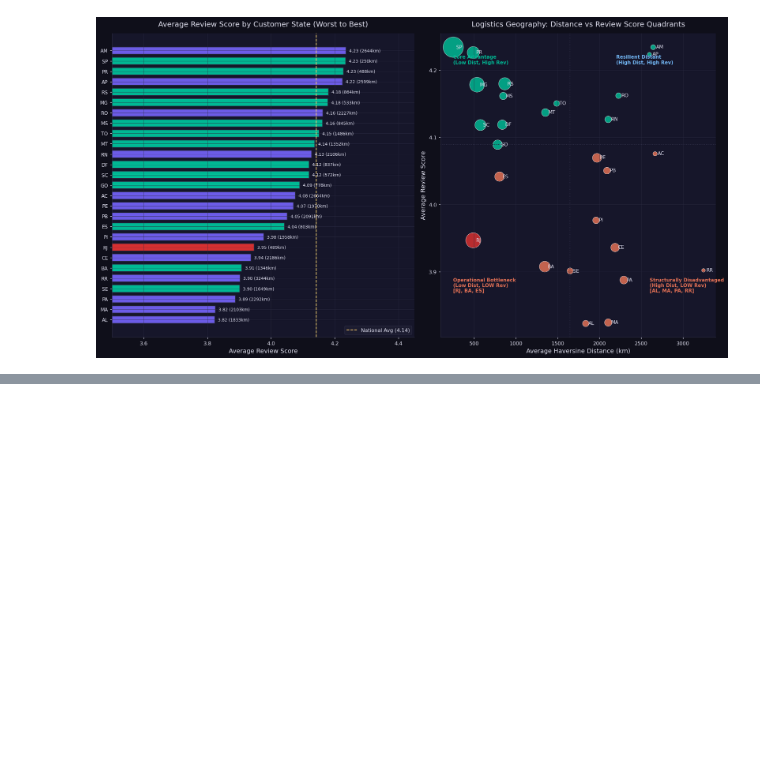
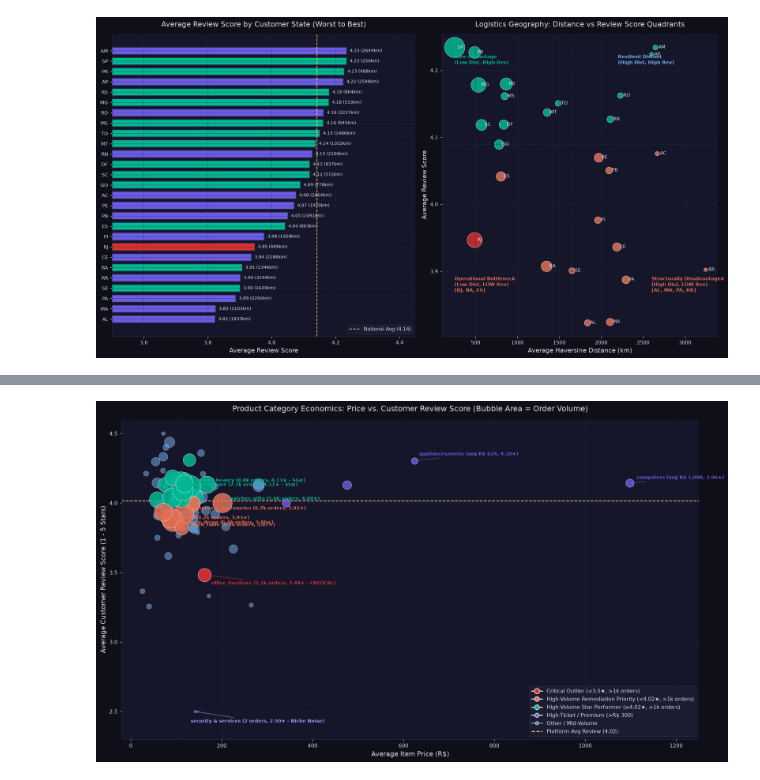
Before and after one commit to yuktac1011/Data_Analytics_Hackathon_2026, a Jupyter notebook: olist_analytics.ipynb, the cells around one changed output, grey strips where cells are left out. Cells and saved outputs as stored; diff of their text form; code cells hidden in the pictures; blank space fills up the shorter version.

```diff
--- a/olist_analytics.ipynb
+++ b/olist_analytics.ipynb
@@ -1282,6 +1282,8 @@ concentrated in specific segments. Two small-multiples grids:
 1. **Top 5 product categories** by order count (from `master_df`)
 2. **Top 5 customer states** by order count (from `delivered`)
 # %%
+BUCKET_COLORS = [PALETTE[1], PALETTE[0], PALETTE[2], PALETTE[3]]
+
 # Join delivery bucket back to master_df (item grain has category)
 delivery_lookup = delivered[['order_id', 'delivery_bucket', 'delivery_delta_days']].drop_duplicates('order_id')
 
@@ -1763,0 +1904,96 @@ plt.show()
+# %%
+fig, ax = plt.subplots(figsize=(15, 8.5))
+
+# Baseline references
+ax.axhline(platform_avg_review, color='#FDCB6E', linestyle='--', linewidth=1.3,
+           label=f'Platform Avg Review ({platform_avg_review:.2f})', zorder=1)
+median_price = cat_summary['avg_price'].median()
+ax.axvline(median_price, color=GRID_COLOR, linestyle=':', linewidth=1.2,
+           label=f'Median Price (R$ {median_price:.1f})', zorder=1)
+
+# Highlight priority categories set for fast lookup
+priority_names = set(priority_categories['product_category_name_english'])
+
+# Categorize and scatter each point
+for _, row in cat_summary.iterrows():
+    cat = row['product_category_name_english']
+    price = row['avg_price']
+    rev = row['avg_review_score']
+    vol = row['order_count']
+    size = np.sqrt(vol) * 14  # area scaling
+
+    if cat == 'office_furniture':
+        color = '#D63031'  # Bright Red - Critical Outlier
+        alpha = 0.95
+        zorder = 5
+    elif cat in priority_names:
+        color = '#E17055'  # Coral Orange - High Volume Priority Fix
+        alpha = 0.85
+        zorder = 4
+    elif rev >= platform_avg_review and vol >= VOLUME_THRESHOLD:
+        color = '#00B894'  # Teal - High Volume Star Performer
+        alpha = 0.85
+        zorder = 4
+    elif price > 300:
+        color = '#6C5CE7'  # Purple - High-ticket Niche
+        alpha = 0.80
+        zorder = 3
+    else:
+        color = '#74B9FF'  # Muted Blue - Other
+        alpha = 0.50
+        zorder = 2
+
+    ax.scatter(price, rev, s=size, color=color, alpha=alpha, edgecolors='white', linewidth=0.5, zorder=zorder)
+
+# Annotations for key categories and outliers
+key_annotations = {
+    'office_furniture': (15, -0.07, '#D63031', 'office_furniture (1.2k orders, 3.48★ - CRITICAL)'),
+    'bed_bath_table': (15, -0.04, '#E17055', 'bed_bath_table (9.4k orders, 3.87★)'),
+    'furniture_decor': (15, -0.04, '#E17055', 'furniture_decor (6.4k orders, 3.89★)'),
+    'computers_accessories': (15, 0.03, '#E17055', 'computers_accessories (6.7k orders, 3.92★)'),
+    'telephony': (10, -0.05, '#E17055', 'telephony (4.2k orders, 3.93★)'),
+    'watches_gifts': (15, 0.02, '#00B894', 'watches_gifts (5.6k orders, 4.00★)'),
+    'health_beauty': (15, 0.03, '#00B894', 'health_beauty (8.8k orders, 4.13★ - Star)'),
+    'sports_leisure': (15, 0.03, '#00B894', 'sports_leisure (7.7k orders, 4.11★ - Star)'),
+    'computers': (15, 0.03, '#6C5CE7', 'computers (avg R$ 1,098, 3.96★)'),
+    'small_appliances_home_oven_and_coffee': (10, 0.04, '#6C5CE7', 'appliances/ovens (avg R$ 624, 4.10★)'),
+    'security_and_services': (-10, -0.08, '#A29BFE', 'security & services (2 orders, 2.50★ - Niche Noise)'),
+}
+
+for cat, (dx, dy, text_color, label_text) in key_annotations.items():
+    match = cat_summary[cat_summary['product_category_name_english'] == cat]
+    if not match.empty:
+        px = match['avg_price'].values[0]
+        py = match['avg_review_score'].values[0]
+        ax.annotate(
+            label_text,
+            xy=(px, py),
+            xytext=(px + dx, py + dy),
+            fontsize=8,
+            fontweight='bold',
+            color=text_color,
+            arrowprops=dict(arrowstyle='->', color=text_color, lw=0.8, alpha=0.8),
+            zorder=6
+        )
+
+# Legend proxies
+legend_elements = [
+    plt.Line2D([0], [0], marker='o', color='w', markerfacecolor='#D63031', markersize=9, label='Critical Outlier (<3.5★, >1k orders)'),
+    plt.Line2D([0], [0], marker='o', color='w', markerfacecolor='#E17055', markersize=8, label='High-Volume Remediation Priority (<4.02★, >1k orders)'),
+    plt.Line2D([0], [0], marker='o', color='w', markerfacecolor='#00B894', markersize=8, label='High-Volume Star Performer (≥4.02★, >1k orders)'),
+    plt.Line2D([0], [0], marker='o', color='w', markerfacecolor='#6C5CE7', markersize=7, label='High-Ticket / Premium (>R$ 300)'),
+    plt.Line2D([0], [0], marker='o', color='w', markerfacecolor='#74B9FF', markersize=6, alpha=0.6, label='Other / Mid-Volume'),
+    plt.Line2D([0], [0], color='#FDCB6E', linestyle='--', label=f'Platform Avg Review ({platform_avg_review:.2f})'),
+]
+
+ax.legend(handles=legend_elements, loc='lower right', framealpha=0.9)
+ax.set_title('Product Category Economics: Price vs. Customer Review Score (Bubble Area = Order Volume)', pad=14)
+ax.set_xlabel('Average Item Price (R$)')
+ax.set_ylabel('Average Customer Review Score (1 - 5 Stars)')
+ax.set_ylim(2.3, 4.6)
+ax.set_xlim(-20, 1250)
+
+fig.tight_layout()
+plt.show()
+# %% [output]
+[figure, added]
```
Also changed, not shown: parts of 17 cells of this notebook.
